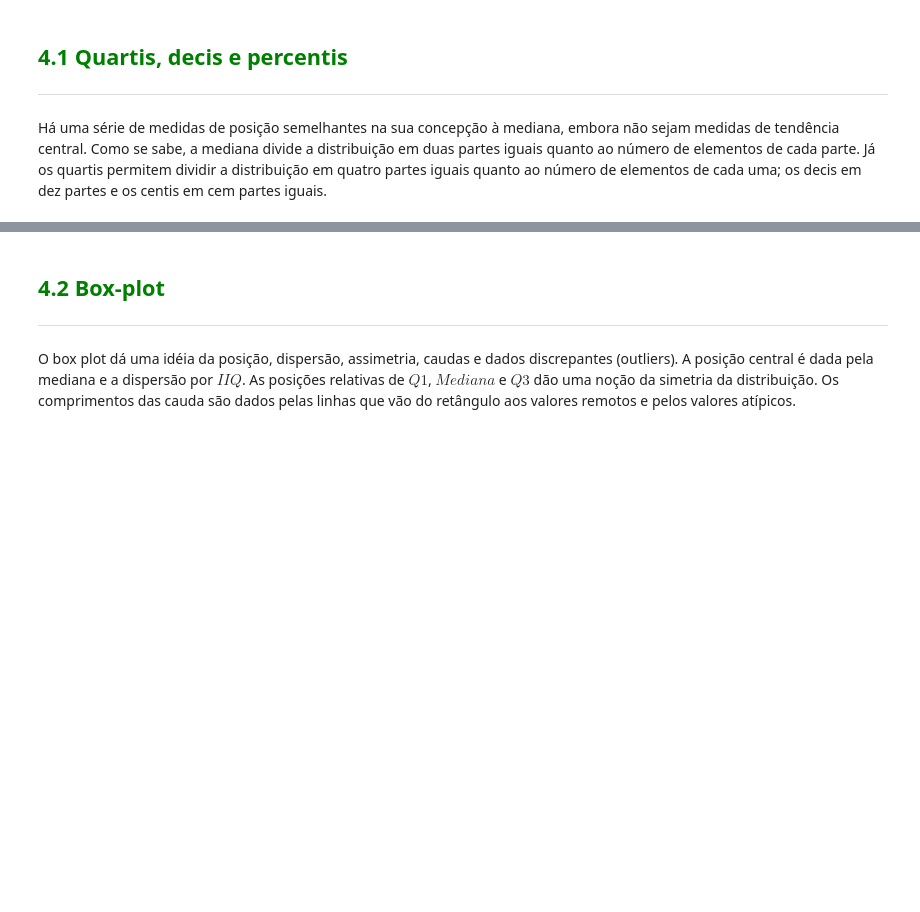
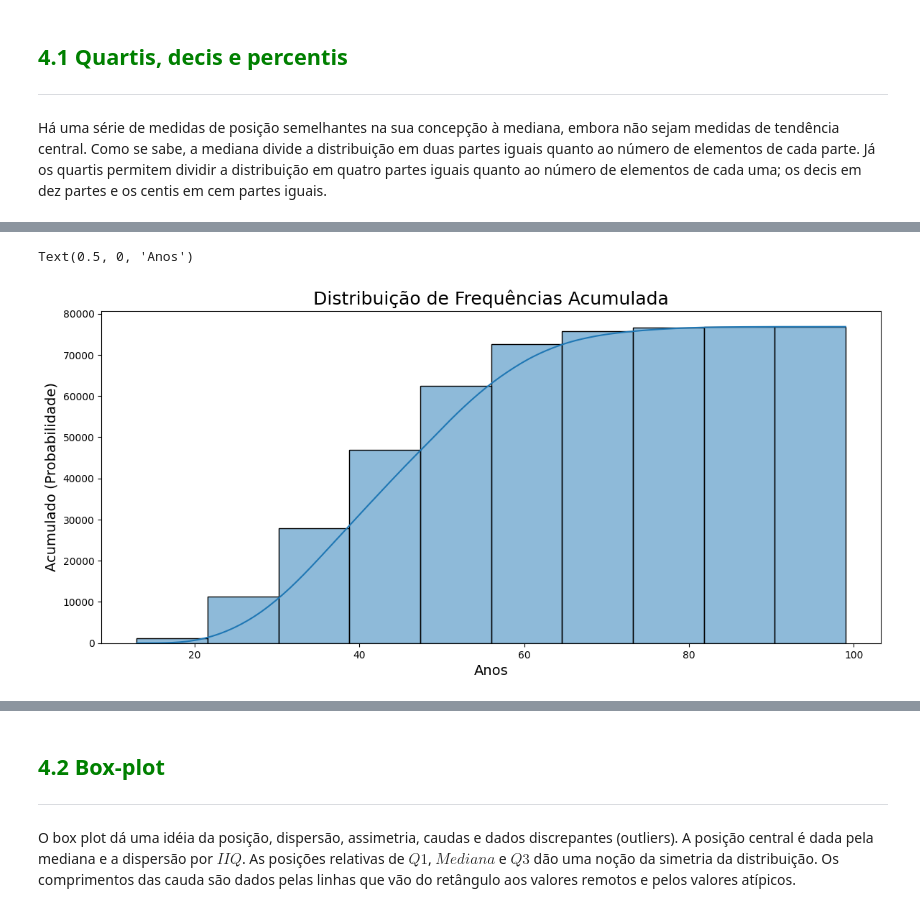
Before and after one commit to martins-samuel/Estatistica_python, a Jupyter notebook: Curso_de_Estatística_Parte_1.ipynb, the cells around one changed output, grey strips where cells are left out. Drawn from its saved outputs; the diff is of its cells as text; code cells hidden in the pictures; blank space fills up the shorter version.

```diff
--- a/Curso_de_Estatística_Parte_1.ipynb
+++ b/Curso_de_Estatística_Parte_1.ipynb
@@ -1020,0 +1061,18 @@ Há uma série de medidas de posição semelhantes na sua concepção à mediana
+# %%
+ax = sns.histplot(
+    data=dados,
+    x='Idade',
+    cumulative=True,     # Torna o histograma acumulado
+    kde=True,            # Mostra a linha de densidade (KDE)
+    kde_kws={'cumulative': True}, # Torna o KDE acumulado também
+
+    bins = 10
+)
+
+ax.figure.set_size_inches(14, 6)
+ax.set_title('Distribuição de Frequências Acumulada', fontsize=18)
+ax.set_ylabel('Acumulado (Probabilidade)', fontsize=14)
+ax.set_xlabel('Anos', fontsize=14)
+# %% [output]
+Text(0.5, 0, 'Anos')
+[figure, added]
```
Also changed, not shown: parts of 11 cells of this notebook.
